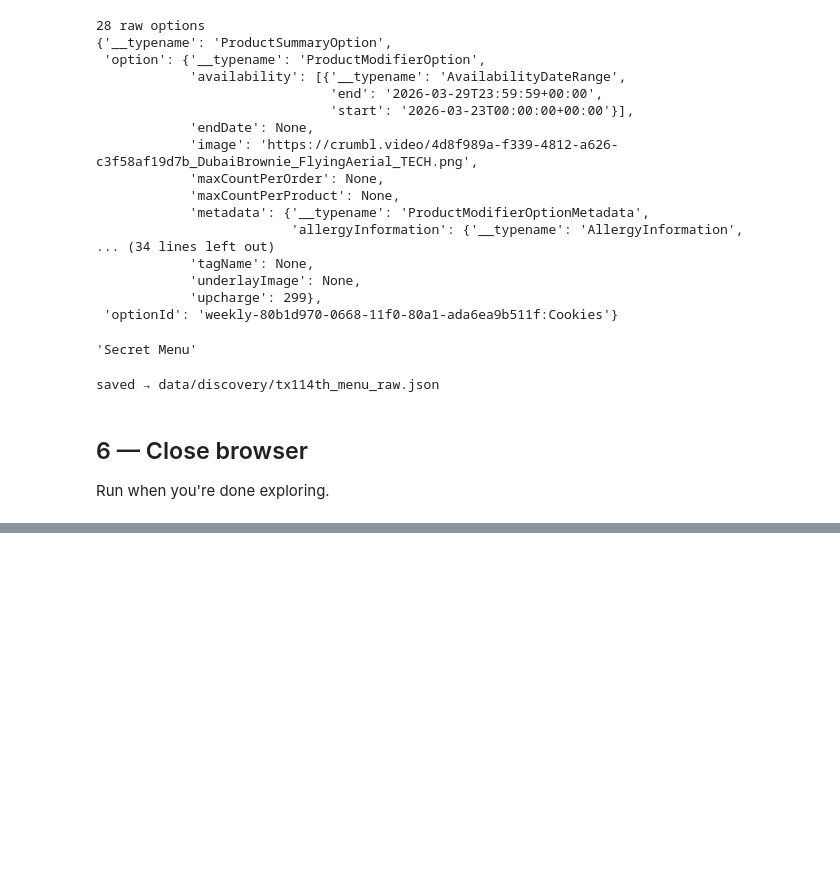
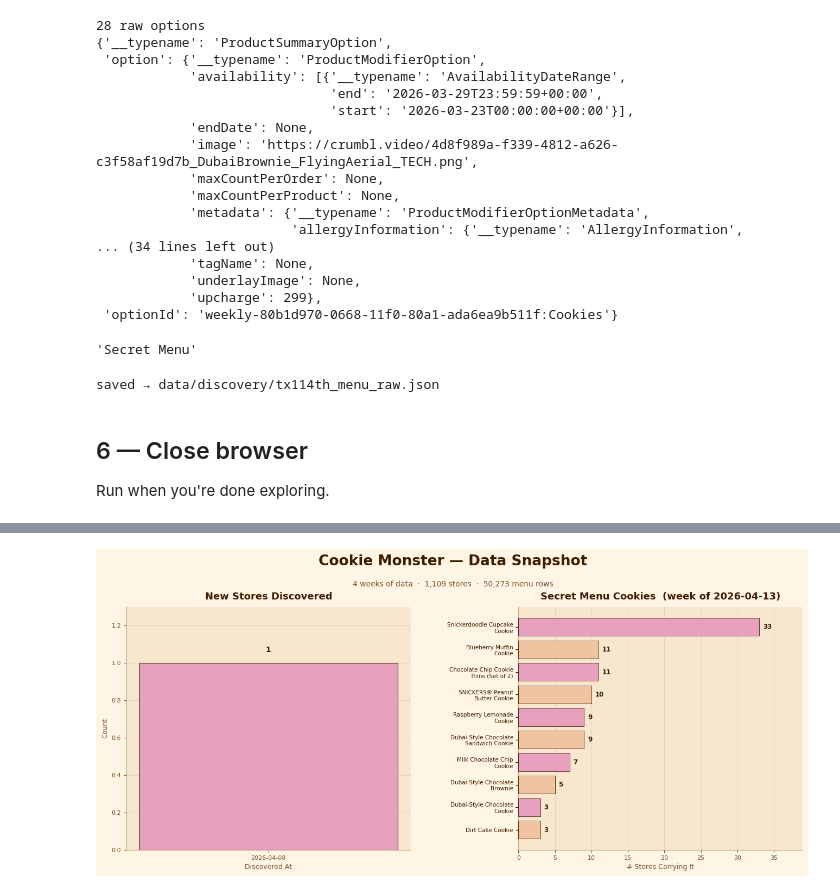
Before and after one commit to rmcastel/cookie-monster, a Jupyter notebook: explore.ipynb, the cells around one changed output, grey strips where cells are left out. Cells and saved outputs as stored; diff of their text form; code cells hidden in the pictures; blank space fills up the shorter version.

```diff
--- a/explore.ipynb
+++ b/explore.ipynb
@@ -191,0 +194,96 @@ print('browser closed')
+# %%
+import sqlite3, pandas as pd, matplotlib, matplotlib.pyplot as plt, matplotlib.gridspec as gridspec
+from matplotlib.patches import FancyBboxPatch
+import numpy as np
+
+matplotlib.rcParams['font.family'] = 'DejaVu Sans'
+
+conn = sqlite3.connect('cookie_monster.db')
+df_stores = pd.read_sql('SELECT * FROM stores', conn)
+df_menus  = pd.read_sql('SELECT * FROM menu_items', conn)
+conn.close()
+
+# ── Query 1: new stores ──────────────────────────────────────────────────────
+new_stores = df_stores[df_stores['discovered_at'] != df_stores['discovered_at'].min()]
+q1 = new_stores['discovered_at'].value_counts().sort_index()
+
+# ── Query 2: secret menu this week ──────────────────────────────────────────
+latest_week = df_menus['week_of'].max()
+q2 = (
+    df_menus[(df_menus['week_of'] == latest_week) & (~df_menus['secret_menu'].isna())]
+    ['cookie_name'].value_counts().head(10)
+)
+
+PINK   = '#E8A0BF'
+CREAM  = '#FFF5E4'
+BROWN  = '#3E1C00'
+DARK   = '#1A0A00'
+ACCENT = '#C1440E'
+SOFT   = '#F7E7CE'
+
+fig = plt.figure(figsize=(14, 7), facecolor=CREAM)
+fig.patch.set_facecolor(CREAM)
+
+gs = gridspec.GridSpec(1, 2, figure=fig, wspace=0.38, left=0.07, right=0.96, top=0.82, bottom=0.18)
+
+# ── TITLE BAR ───────────────────────────────────────────────────────────────
+fig.text(0.5, 0.94, 'Cookie Monster — Data Snapshot', ha='center', va='center',
+         fontsize=19, fontweight='bold', color=BROWN)
+fig.text(0.5, 0.88, f'4 weeks of data  ·  {len(df_stores):,} stores  ·  {len(df_menus):,} menu rows',
+         ha='center', va='center', fontsize=10, color='#7A5230')
+
+# ── CHART 1: New Stores ──────────────────────────────────────────────────────
+ax1 = fig.add_subplot(gs[0])
+ax1.set_facecolor(SOFT)
+
+if len(q1) == 0:
+    ax1.text(0.5, 0.5, 'No new stores\nsince first scrape', ha='center', va='center',
+             fontsize=13, color='#7A5230', transform=ax1.transAxes)
+    ax1.set_xticks([]); ax1.set_yticks([])
+else:
+    labels = [str(d)[:10] for d in q1.index]
+    bars = ax1.bar(labels, q1.values, color=PINK, edgecolor=BROWN, linewidth=0.8, zorder=3)
+    for bar, val in zip(bars, q1.values):
+        ax1.text(bar.get_x() + bar.get_width()/2, bar.get_height() + 0.05,
+                 str(val), ha='center', va='bottom', fontsize=10, fontweight='bold', color=BROWN)
+    ax1.set_ylim(0, max(q1.values) * 1.3)
+
+ax1.set_title('New Stores Discovered', fontsize=13, fontweight='bold', color=BROWN, pad=10)
+ax1.set_xlabel('Discovered At', fontsize=9, color='#7A5230')
+ax1.set_ylabel('Count', fontsize=9, color='#7A5230')
+ax1.tick_params(colors='#7A5230', labelsize=8)
+ax1.spines[['top','right']].set_visible(False)
+ax1.spines[['left','bottom']].set_color('#C8A882')
+ax1.yaxis.grid(True, color='#E8D5BA', zorder=0)
+ax1.set_axisbelow(True)
+
+# ── CHART 2: Secret Menu ─────────────────────────────────────────────────────
+ax2 = fig.add_subplot(gs[1])
+ax2.set_facecolor(SOFT)
+
+colors = [PINK if i % 2 == 0 else '#F0C4A0' for i in range(len(q2))]
+bars = ax2.barh(q2.index[::-1], q2.values[::-1], color=colors[::-1],
+                edgecolor=BROWN, linewidth=0.6, zorder=3)
+for bar, val in zip(bars, q2.values[::-1]):
+    ax2.text(bar.get_width() + 0.5, bar.get_y() + bar.get_height()/2,
+             f'{val:,}', va='center', fontsize=8.5, fontweight='bold', color=BROWN)
+
+ax2.set_xlim(0, max(q2.values) * 1.18)
+ax2.set_title(f'Secret Menu Cookies  (week of {latest_week})', fontsize=13, fontweight='bold', color=BROWN, pad=10)
+ax2.set_xlabel('# Stores Carrying It', fontsize=9, color='#7A5230')
+
+# Wrap long cookie names
+import textwrap
+wrapped = [textwrap.fill(name, 22) for name in q2.index[::-1]]
+ax2.set_yticks(range(len(wrapped)))
+ax2.set_yticklabels(wrapped, fontsize=7.5, color=BROWN)
+
+ax2.tick_params(axis='x', colors='#7A5230', labelsize=8)
+ax2.spines[['top','right']].set_visible(False)
+ax2.spines[['left','bottom']].set_color('#C8A882')
+ax2.xaxis.grid(True, color='#E8D5BA', zorder=0)
+ax2.set_axisbelow(True)
+
+plt.savefig('cookie_snapshot.png', dpi=160, bbox_inches='tight', facecolor=CREAM)
+print('saved cookie_snapshot.png')
+# %% [output]
@@ -191,0 +291 @@ print('browser closed')
+[figure, added]
```
Also changed, not shown: parts of 2 cells of this notebook, 2 other files.
